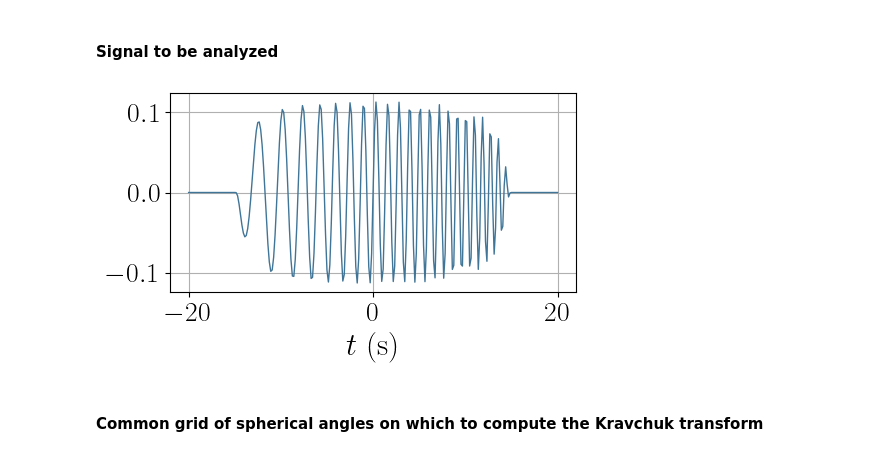
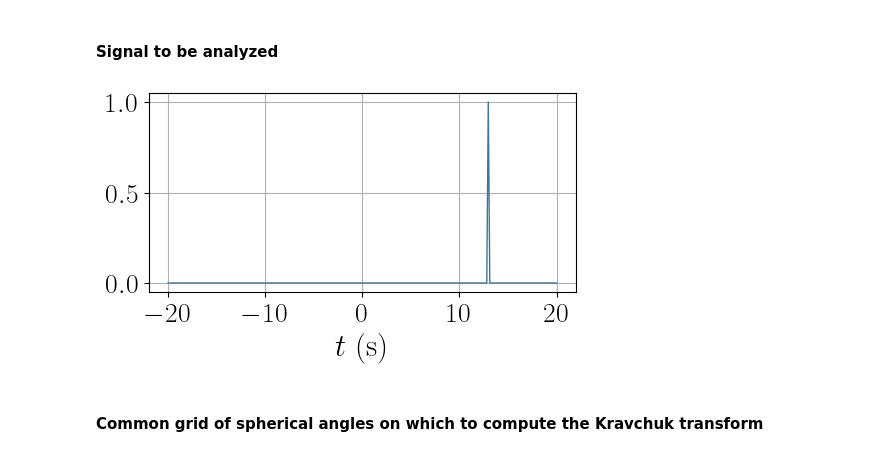
Before and after one commit to GRETSI-2025/GRETSI25_Label-Argent_Transformee-de-Kravchuk-realignee-implementation-efficace-et-illustration, a Jupyter notebook: notebooks/kravchuk-aligned-transform.ipynb, the cells around one changed output. Cells and saved outputs as stored; diff of their text form; code cells hidden in the pictures.

Commit message:
fix choice of the signal and seed and precision of display

```diff
--- a/notebooks/kravchuk-aligned-transform.ipynb
+++ b/notebooks/kravchuk-aligned-transform.ipynb
@@ -13,19 +13,47 @@ snr            = np.inf
 
 # total duration of the signal
 observe        = 20
+
+# choice of the seed
+random.seed(10)
+
+# type of signal
+type           = 'Dirac' # to be chosen between 'Dirac', 'sine', 'chirp'
 # %% [markdown]
 #### Signal to be analyzed
 # %%
-# duration of the chirp
-duration = 15
+if type == 'Dirac':
 
-# coherent state
-signal,time_t  = the_noisy_chirp(N,observe = observe, duration = duration, snr = snr)
+    # location of the mass
+    location       = 13
+
+    # Dirac signal
+    signal,time_t  = the_noisy_dirac(N,observe = observe, location = location, snr = snr)
+
+elif type == 'sine':
+
+    # frequency of the sine
+    frequency      = 1
+
+    # pure sine signal
+    signal,time_t  = the_noisy_sine(N,observe = observe, frequency = frequency, snr = snr)
+
+elif type == 'chirp':
+
+    # duration of the chirp
+    duration = 15
+
+    # linear chirp signal
+    signal,time_t  = the_noisy_chirp(N,observe = observe, duration = duration, snr = snr)
+
+else:
+
+    raise NameError("Type of signal not implemented")
 
 # display the real part of the signal
 time_t         = display_signal(signal,time_t)
 # %% [output]
-[figure, old version]
+[figure, new version]
 # %% [markdown]
 #### Common grid of spherical angles on which to compute the Kravchuk transform
 # %%
```
Also changed, not shown: parts of 10 cells of this notebook, 2 other files.
